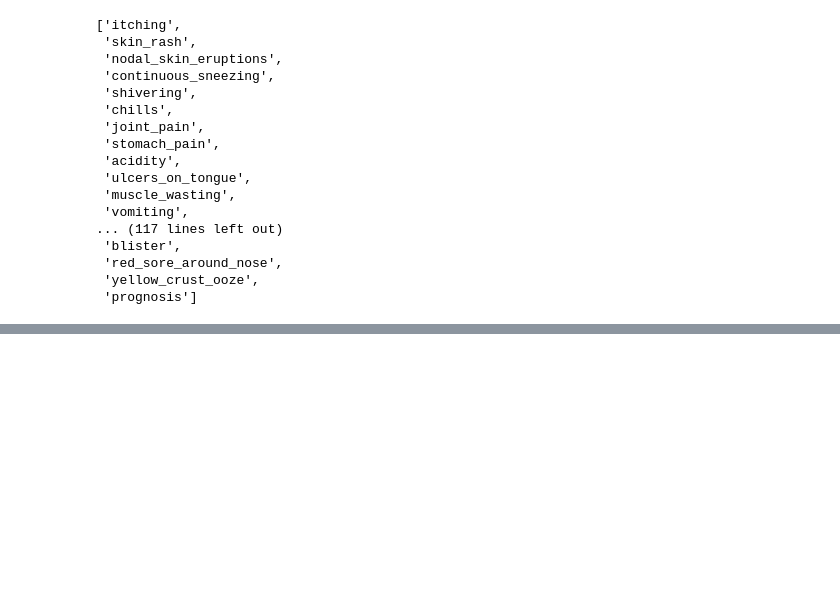
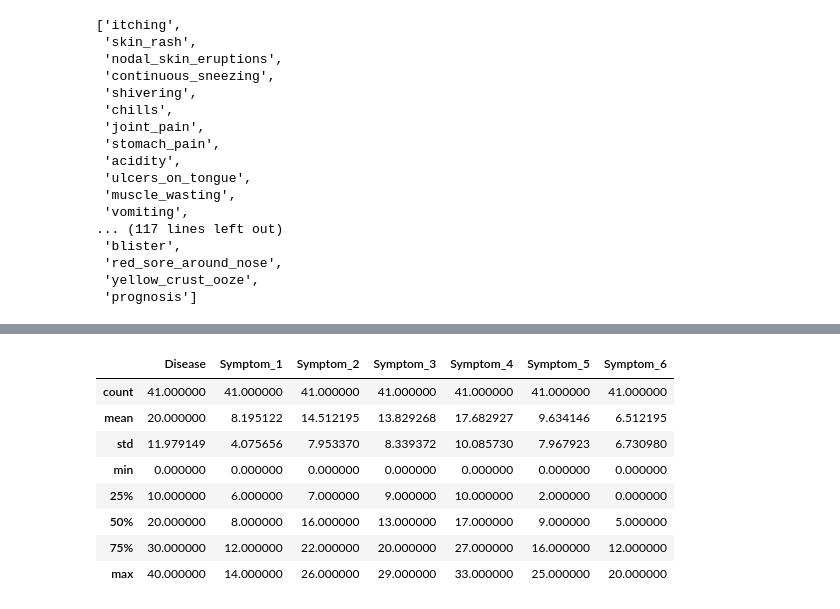
Before and after one commit to Divyesh230902/Disease-analysis, a Jupyter notebook: analyst.ipynb, the cells around one changed output, grey strips where cells are left out. Saved outputs shown, nothing was run; the diff lists cells and outputs as text; code cells hidden in the pictures; blank space fills up the shorter version.

```diff
--- a/analyst.ipynb
+++ b/analyst.ipynb
@@ -375 +372,13 @@ Epoch 150/150
 <keras.callbacks.History at 0x...>
+# %%
+df_dataset_drp_rm_dup.describe()
+# %% [output]
+|  | Disease | Symptom_1 | Symptom_2 | Symptom_3 | Symptom_4 | Symptom_5 | Symptom_6 |
+| count | 41.000000 | 41.000000 | 41.000000 | 41.000000 | 41.000000 | 41.000000 | 41.000000 |
+| mean | 20.000000 | 8.195122 | 14.512195 | 13.829268 | 17.682927 | 9.634146 | 6.512195 |
+| std | 11.979149 | 4.075656 | 7.953370 | 8.339372 | 10.085730 | 7.967923 | 6.730980 |
+| min | 0.000000 | 0.000000 | 0.000000 | 0.000000 | 0.000000 | 0.000000 | 0.000000 |
+| 25% | 10.000000 | 6.000000 | 7.000000 | 9.000000 | 10.000000 | 2.000000 | 0.000000 |
+| 50% | 20.000000 | 8.000000 | 16.000000 | 13.000000 | 17.000000 | 9.000000 | 5.000000 |
+| 75% | 30.000000 | 12.000000 | 22.000000 | 20.000000 | 27.000000 | 16.000000 | 12.000000 |
+| max | 40.000000 | 14.000000 | 26.000000 | 29.000000 | 33.000000 | 25.000000 | 20.000000 |
```
Also changed, not shown: parts of 5 cells of this notebook.
